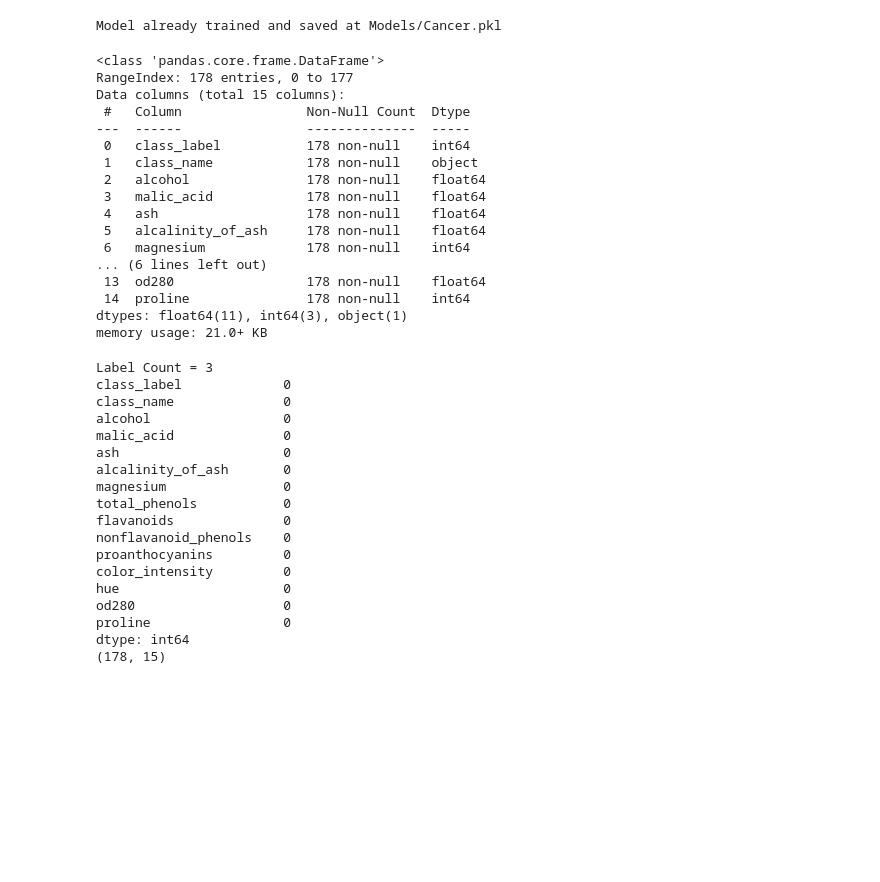
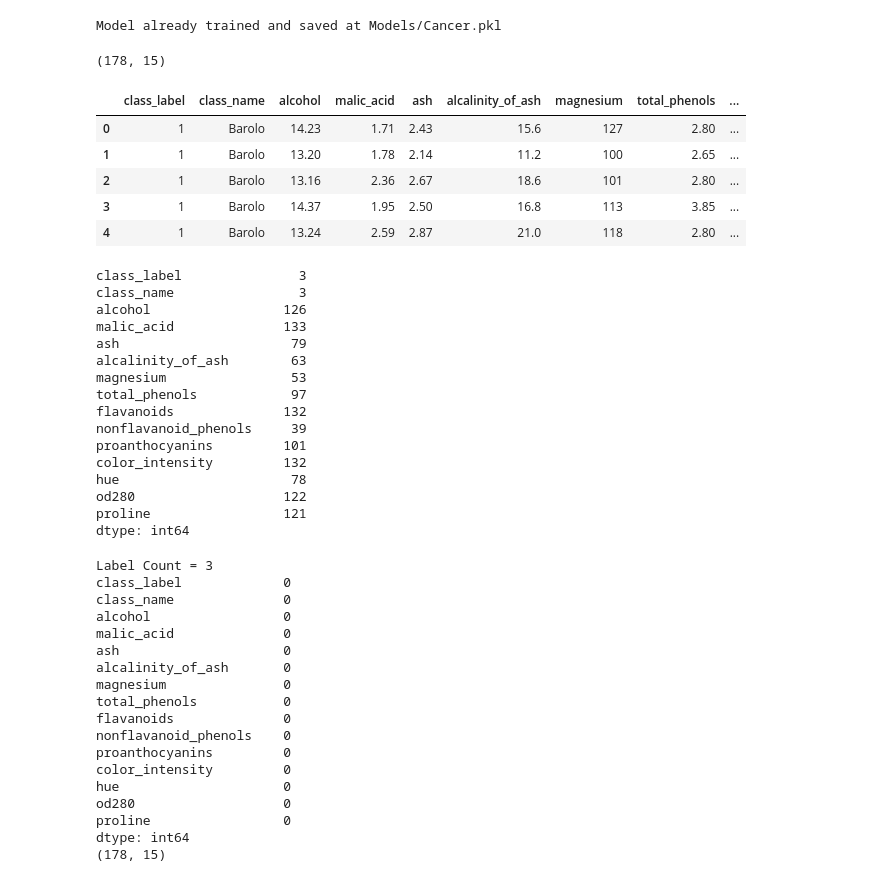
Before and after one commit to MrArthor/Big_Data_Analysis_Learning, a Jupyter notebook: Practical_Machine_Learning/Lab_Work/Assignment_5/Assignment_5.ipynb, the cells around one changed output. Saved outputs shown, nothing was run; the diff lists cells and outputs as text; code cells hidden in the pictures; blank space fills up the shorter version.

```diff
--- a/Practical_Machine_Learning/Lab_Work/Assignment_5/Assignment_5.ipynb
+++ b/Practical_Machine_Learning/Lab_Work/Assignment_5/Assignment_5.ipynb
@@ -275,25 +279,37 @@ Model already trained and saved at Models/Cancer.pkl
 # %%
 df_Wine = pd.read_csv(base_path+'/Wine.csv')
 # %%
-df_Wine.info()
+df_Wine.shape
 # %% [output]
-<class 'pandas.core.frame.DataFrame'>
-RangeIndex: 178 entries, 0 to 177
-Data columns (total 15 columns):
- #   Column                Non-Null Count  Dtype
----  ------                --------------  -----
- 0   class_label           178 non-null    int64
- 1   class_name            178 non-null    object
- 2   alcohol               178 non-null    float64
- 3   malic_acid            178 non-null    float64
- 4   ash                   178 non-null    float64
- 5   alcalinity_of_ash     178 non-null    float64
- 6   magnesium             178 non-null    int64
-... (6 lines left out)
- 13  od280                 178 non-null    float64
- 14  proline               178 non-null    int64
-dtypes: float64(11), int64(3), object(1)
-memory usage: 21.0+ KB
+(178, 15)
+# %%
+df_Wine.head()
+# %% [output]
+|  | class_label | class_name | alcohol | malic_acid | ash | alcalinity_of_ash | magnesium | total_phenols | ... |
+| 0 | 1 | Barolo | 14.23 | 1.71 | 2.43 | 15.6 | 127 | 2.80 | ... |
+| 1 | 1 | Barolo | 13.20 | 1.78 | 2.14 | 11.2 | 100 | 2.65 | ... |
+| 2 | 1 | Barolo | 13.16 | 2.36 | 2.67 | 18.6 | 101 | 2.80 | ... |
+| 3 | 1 | Barolo | 14.37 | 1.95 | 2.50 | 16.8 | 113 | 3.85 | ... |
+| 4 | 1 | Barolo | 13.24 | 2.59 | 2.87 | 21.0 | 118 | 2.80 | ... |
+# %%
+df_Wine.nunique()
+# %% [output]
+class_label               3
+class_name                3
+alcohol                 126
+malic_acid              133
+ash                      79
+alcalinity_of_ash        63
+magnesium                53
+total_phenols            97
+flavanoids              132
+nonflavanoid_phenols     39
+proanthocyanins         101
+color_intensity         132
+hue                      78
+od280                   122
+proline                 121
+dtype: int64
 # %%
 x_train, x_test, y_train, y_test = eda(df_Wine,'class_name')
 # %% [output]
```
Also changed, not shown: parts of 12 cells of this notebook, 26 other files.
